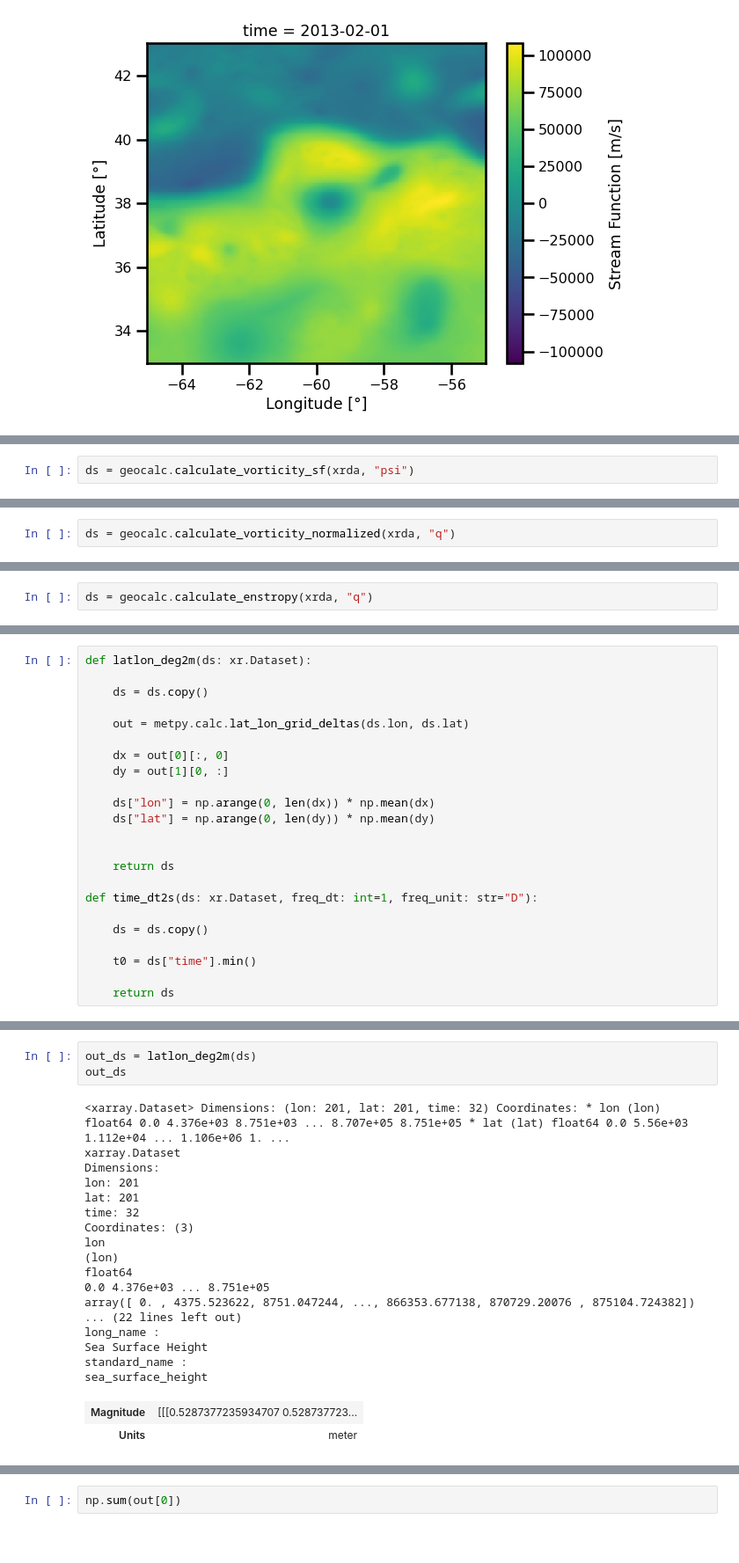
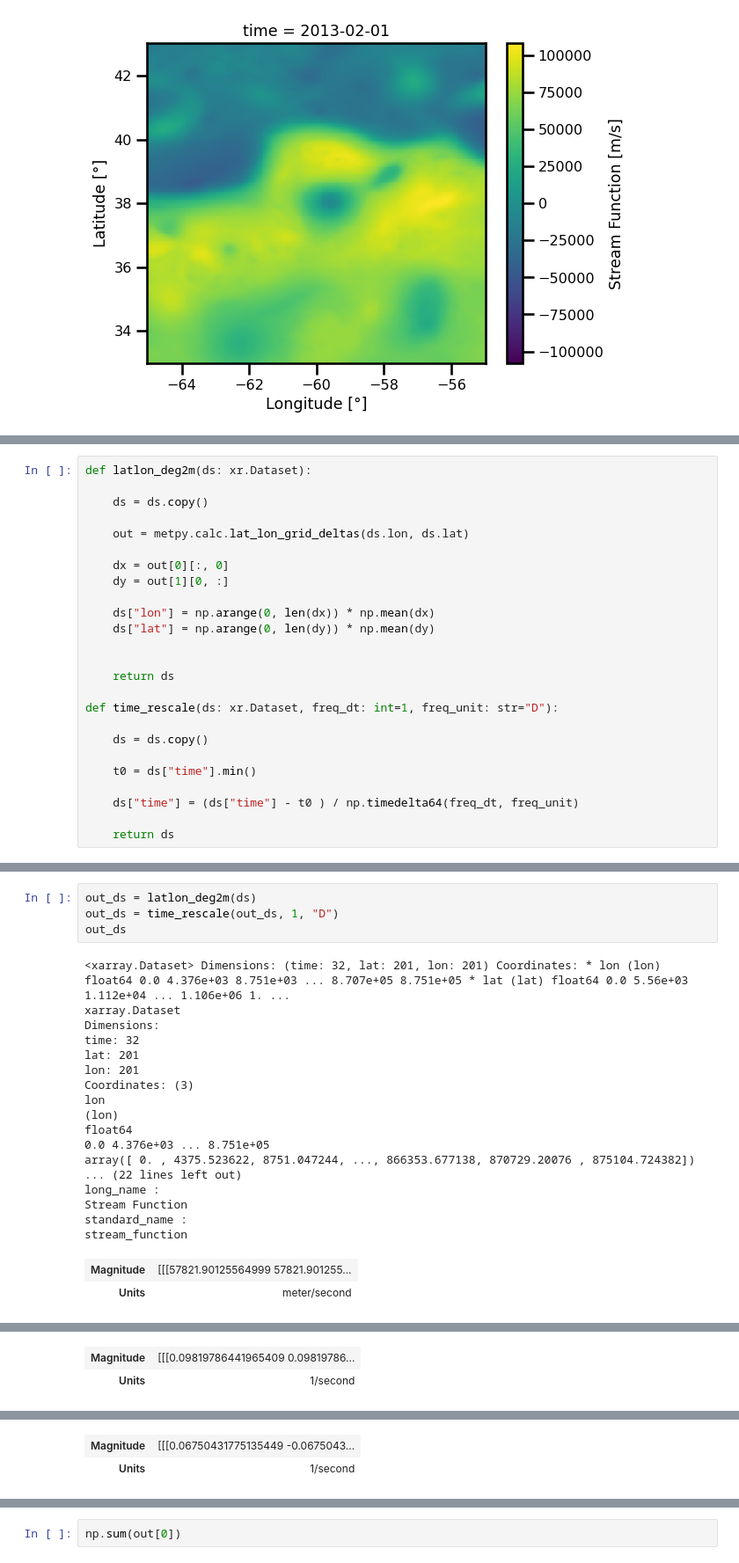
Before and after one commit to jejjohnson/jejeqx, a Jupyter notebook: notebooks/dev/ssh/spectral_analysis.ipynb, the cells around one changed output, grey strips where cells are left out. Shown at 88% size. Cells and saved outputs as stored; diff of their text form; blank space fills up the shorter version.

```diff
--- a/notebooks/dev/ssh/spectral_analysis.ipynb
+++ b/notebooks/dev/ssh/spectral_analysis.ipynb
@@ -300,2 +212,0 @@ $$
-# %%
-ds = geocalc.calculate_vorticity_sf(xrda, "psi")
@@ -319,2 +212,0 @@ $$
-# %%
-ds = geocalc.calculate_vorticity_normalized(xrda, "q")
@@ -341,2 +212,0 @@ $$
-# %%
-ds = geocalc.calculate_enstropy(xrda, "q")
@@ -365,10 +226,12 @@ def latlon_deg2m(ds: xr.Dataset):
 
     return ds
 
-def time_dt2s(ds: xr.Dataset, freq_dt: int=1, freq_unit: str="D"):
+def time_rescale(ds: xr.Dataset, freq_dt: int=1, freq_unit: str="D"):
 
     ds = ds.copy()
 
     t0 = ds["time"].min()
 
+    ds["time"] = (ds["time"] - t0 ) / np.timedelta64(freq_dt, freq_unit)
+
     return ds
@@ -380,23 +238,24 @@ array('2013-01-01T00:00:00.000000000', dtype='datetime64[ns]')
 # %%
 out_ds = latlon_deg2m(ds)
+out_ds = time_rescale(out_ds, 1, "D")
 out_ds
 # %% [output]
-<xarray.Dataset> Dimensions: (lon: 201, lat: 201, time: 32) Coordinates: * lon (lon) float64 0.0 4.376e+03 8.751e+03 ... 8.707e+05 8.751e+05 * lat (lat) float64 0.0 5.56e+03 1.112e+04 ... 1.106e+06 1. ...
+<xarray.Dataset> Dimensions: (time: 32, lat: 201, lon: 201) Coordinates: * lon (lon) float64 0.0 4.376e+03 8.751e+03 ... 8.707e+05 8.751e+05 * lat (lat) float64 0.0 5.56e+03 1.112e+04 ... 1.106e+06 1. ...
 xarray.Dataset
 Dimensions:
+time: 32
+lat: 201
 lon: 201
-lat: 201
-time: 32
 Coordinates: (3)
 lon
 (lon)
 float64
 0.0 4.376e+03 ... 8.751e+05
 array([ 0. , 4375.523622, 8751.047244, ..., 866353.677138, 870729.20076 , 875104.724382])
 ... (22 lines left out)
 long_name :
-Sea Surface Height
+Stream Function
 standard_name :
-sea_surface_height
+stream_function
-| Magnitude | [[[0.5287377235934707 0.528737723... |
-| Units | meter |
+| Magnitude | [[[57821.90125564999 57821.901255... |
+| Units | meter/second |
@@ -413,0 +272,2 @@ Attributes: (0)
+| Magnitude | [[[0.09819786441965409 0.09819786... |
+| Units | 1/second |
@@ -413,0 +284,2 @@ Attributes: (0)
+| Magnitude | [[[0.06750431775135449 -0.0675043... |
+| Units | 1/second |
```
Also changed, not shown: parts of 27 cells of this notebook, 6 other files.
